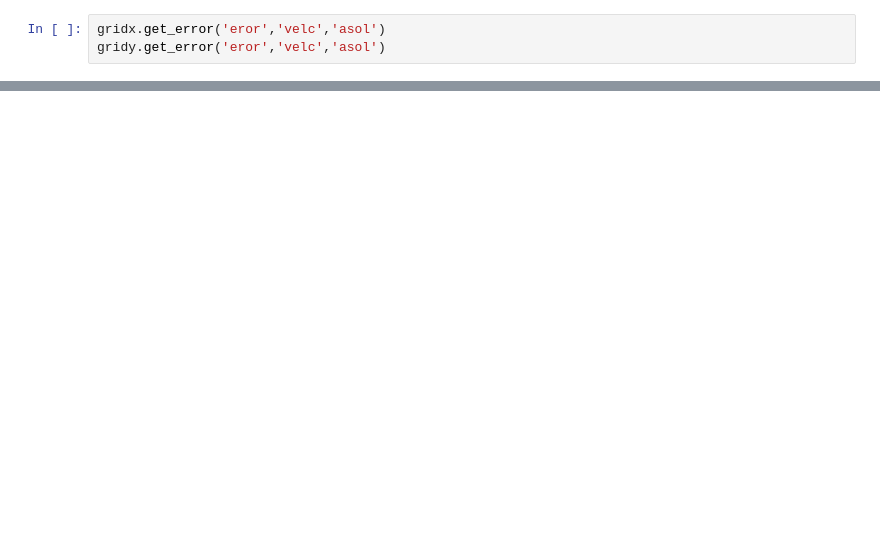
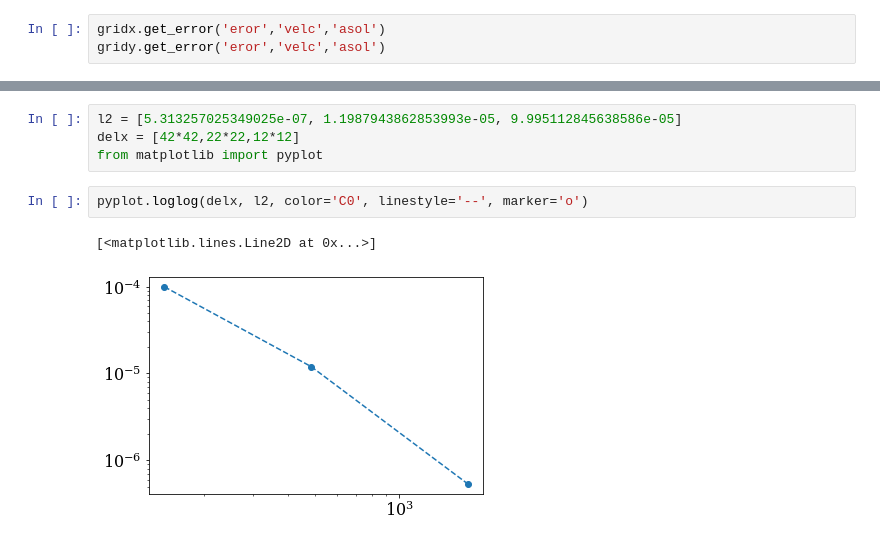
Before and after one commit to Balaras-Group/flowX, a Jupyter notebook: examples/ins/taylor_green_vortex/ins_euler_explicit.ipynb, the cells around one changed output, grey strips where cells are left out. Saved outputs shown, nothing was run; the diff lists cells and outputs as text; blank space fills up the shorter version.

```diff
--- a/examples/ins/taylor_green_vortex/ins_euler_explicit.ipynb
+++ b/examples/ins/taylor_green_vortex/ins_euler_explicit.ipynb
@@ -120,2 +126,11 @@ flowx.io.plot_contour(gridy, 'eror')
+# %%
+l2 = [5.313257025349025e-07, 1.1987943862853993e-05, 9.995112845638586e-05]
+delx = [42*42,22*22,12*12]
+from matplotlib import pyplot
+# %%
+pyplot.loglog(delx, l2, color='C0', linestyle='--', marker='o')
+# %% [output]
+[<matplotlib.lines.Line2D at 0x...>]
+[figure, added]
 # %%
 # %% [output]
```
Also changed, not shown: parts of 11 cells of this notebook, 11 other files.
